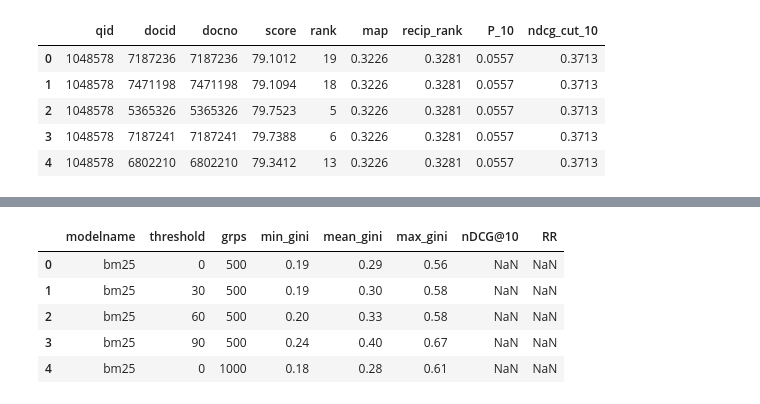
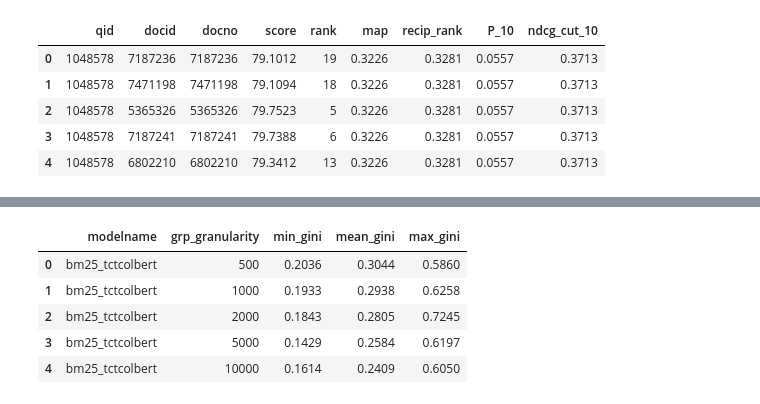
Before and after one commit to XuejunChang/T-Retrievability, a Jupyter notebook: csv_metrics.ipynb, the cells around one changed output, grey strips where cells are left out. Drawn from its saved outputs; the diff is of its cells as text; code cells hidden in the pictures.

```diff
--- a/csv_metrics.ipynb
+++ b/csv_metrics.ipynb
@@ -167,0 +213,2 @@ df.head()
+# %%
+df = df.rename(columns={'min_gin':'min_gini','max_gin':'max_gini'})
@@ -168,3 +246,12 @@ df.head()
+# %%
+df
+# %% [output]
+|  | modelname | grp_granularity | min_gini | mean_gini | max_gini |
+| 0 | bm25_tctcolbert | 500 | 0.2036 | 0.3044 | 0.5860 |
+| 1 | bm25_tctcolbert | 1000 | 0.1933 | 0.2938 | 0.6258 |
+| 2 | bm25_tctcolbert | 2000 | 0.1843 | 0.2805 | 0.7245 |
+| 3 | bm25_tctcolbert | 5000 | 0.1429 | 0.2584 | 0.6197 |
+| 4 | bm25_tctcolbert | 10000 | 0.1614 | 0.2409 | 0.6050 |
 # %%
 # df2 = pd.DataFrame()
 # df2['query_id'] = df['qid'].astype(str)
@@ -177,12 +261,3 @@ df = df.round(2)
-# %%
-df.head()
-# %% [output]
-|  | modelname | threshold | grps | min_gini | mean_gini | max_gini | nDCG@10 | RR |
-| 0 | bm25 | 0 | 500 | 0.19 | 0.29 | 0.56 | NaN | NaN |
-| 1 | bm25 | 30 | 500 | 0.19 | 0.30 | 0.58 | NaN | NaN |
-| 2 | bm25 | 60 | 500 | 0.20 | 0.33 | 0.58 | NaN | NaN |
-| 3 | bm25 | 90 | 500 | 0.24 | 0.40 | 0.67 | NaN | NaN |
-| 4 | bm25 | 0 | 1000 | 0.18 | 0.28 | 0.61 | NaN | NaN |
 # %%
 import json
 
```
Also changed, not shown: parts of 28 cells of this notebook, 5 other files.
